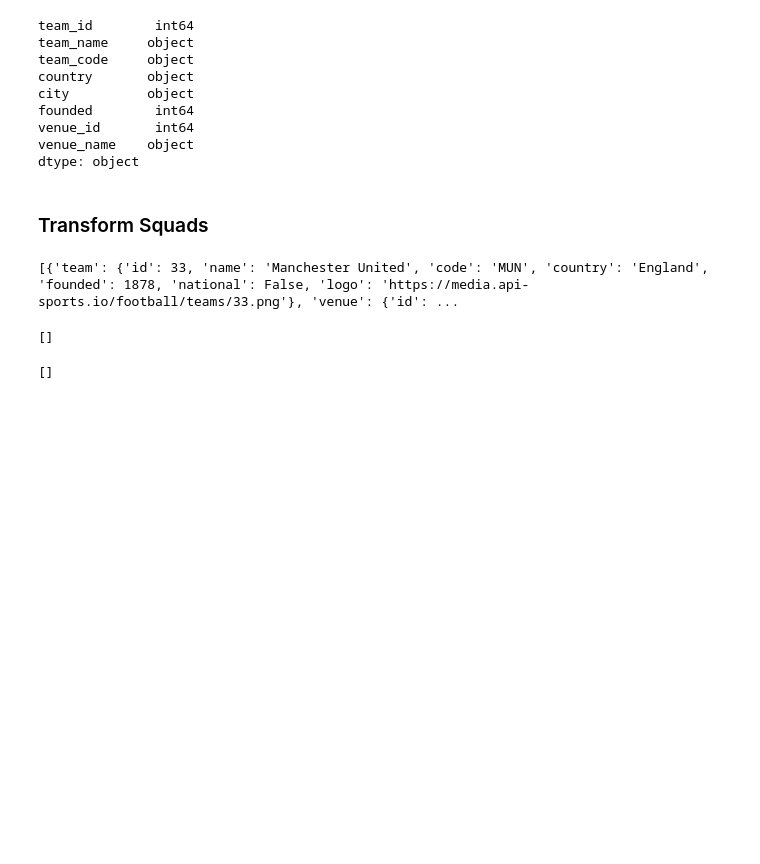
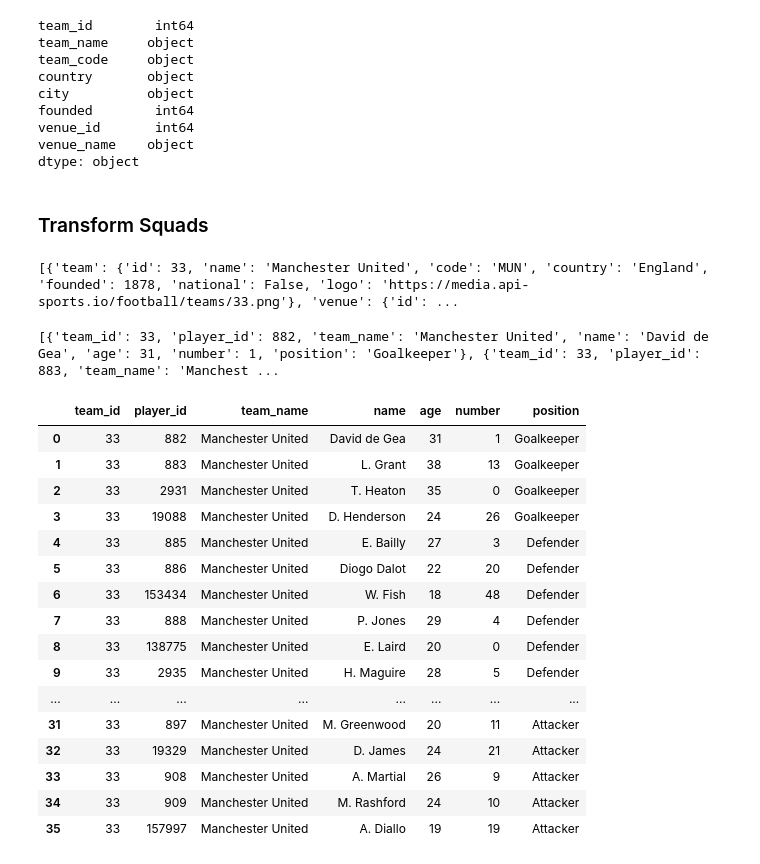
Before and after one commit to Zeyadm8112/Football-stats-ETL, a Jupyter notebook: demo.ipynb, the cells around one changed output. Saved outputs shown, nothing was run; the diff lists cells and outputs as text; code cells hidden in the pictures; blank space fills up the shorter version.

```diff
--- a/demo.ipynb
+++ b/demo.ipynb
@@ -584,29 +898,53 @@ print(json_response.get('response'))
 # %% [output]
 [{'team': {'id': 33, 'name': 'Manchester United', 'code': 'MUN', 'country': 'England', 'founded': 1878, 'national': False, 'logo': 'https://media.api-sports.io/football/teams/33.png'}, 'venue': {'id': ...
 # %%
+import json
+
+json_response = json.loads(json_string)
 squad = []
 
-for s in json_response.get('response', []):
+response = json_response.get('response', [])
+
+for s in response:
     team = s.get('team')
-    players = s.get('players')
+    players = s.get('players', [])
 
     if team and players:
         team_id = team.get('id')
+        team_name = team.get('name')
         for player in players:
             squad.append({
                 'team_id': team_id,
                 'player_id': player.get('id'),
+                'team_name':team_name,
                 'name': player.get('name'),
                 'age': player.get('age'),
                 'number': player.get('number'),
-                'photo': player.get('photo'),
                 'position': player.get('position')
             })
 
 print(squad)
 # %% [output]
-[]
+[{'team_id': 33, 'player_id': 882, 'team_name': 'Manchester United', 'name': 'David de Gea', 'age': 31, 'number': 1, 'position': 'Goalkeeper'}, {'team_id': 33, 'player_id': 883, 'team_name': 'Manchest ...
-# %%
-squad
-# %% [output]
-[]
+# %%
+df=pd.DataFrame(squad)
+# %%
+df
+# %% [output]
+|  | team_id | player_id | team_name | name | age | number | position |
+| 0 | 33 | 882 | Manchester United | David de Gea | 31 | 1 | Goalkeeper |
+| 1 | 33 | 883 | Manchester United | L. Grant | 38 | 13 | Goalkeeper |
+| 2 | 33 | 2931 | Manchester United | T. Heaton | 35 | 0 | Goalkeeper |
+| 3 | 33 | 19088 | Manchester United | D. Henderson | 24 | 26 | Goalkeeper |
+| 4 | 33 | 885 | Manchester United | E. Bailly | 27 | 3 | Defender |
+| 5 | 33 | 886 | Manchester United | Diogo Dalot | 22 | 20 | Defender |
+| 6 | 33 | 153434 | Manchester United | W. Fish | 18 | 48 | Defender |
+| 7 | 33 | 888 | Manchester United | P. Jones | 29 | 4 | Defender |
+| 8 | 33 | 138775 | Manchester United | E. Laird | 20 | 0 | Defender |
+| 9 | 33 | 2935 | Manchester United | H. Maguire | 28 | 5 | Defender |
+| ... | ... | ... | ... | ... | ... | ... | ... |
+| 31 | 33 | 897 | Manchester United | M. Greenwood | 20 | 11 | Attacker |
+| 32 | 33 | 19329 | Manchester United | D. James | 24 | 21 | Attacker |
+| 33 | 33 | 908 | Manchester United | A. Martial | 26 | 9 | Attacker |
+| 34 | 33 | 909 | Manchester United | M. Rashford | 24 | 10 | Attacker |
+| 35 | 33 | 157997 | Manchester United | A. Diallo | 19 | 19 | Attacker |
```
Also changed, not shown: parts of 5 cells of this notebook, 4 other files.
